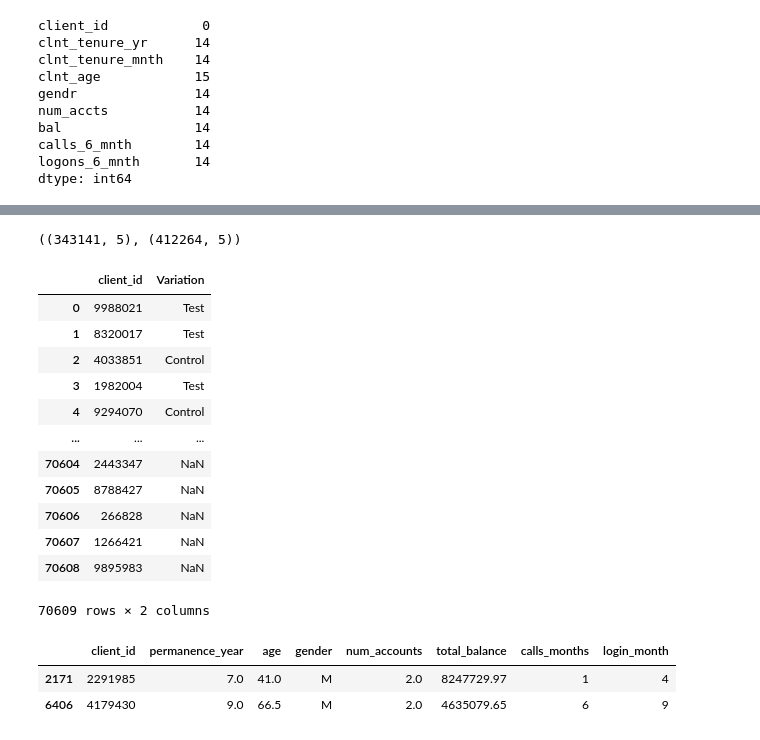
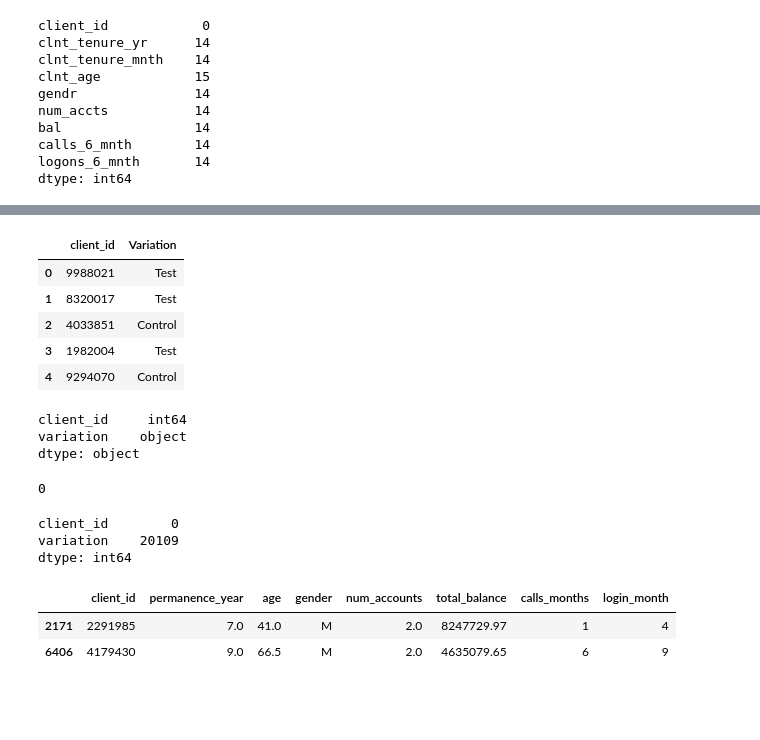
Before and after one commit to alicia-perez-diez/vanguard, a Jupyter notebook: notebooks/main.ipynb, the cells around one changed output, grey strips where cells are left out. Saved outputs shown, nothing was run; the diff lists cells and outputs as text; code cells hidden in the pictures; blank space fills up the shorter version.

```diff
--- a/notebooks/main.ipynb
+++ b/notebooks/main.ipynb
@@ -203,4 +235,11 @@ df_final_web_data.info()
-# %%
-df_final_web_data
-# %% [output]
-((343141, 5), (412264, 5))
+# %%
+#empezamos a revisar todos los elementos del tercer dataframe df_exp para realizar la limpieza
+#visualizamos las columnas y primeros resultados
+df_exp.head()
+# %% [output]
+|  | client_id | Variation |
+| 0 | 9988021 | Test |
+| 1 | 8320017 | Test |
+| 2 | 4033851 | Control |
+| 3 | 1982004 | Test |
+| 4 | 9294070 | Control |
@@ -207,30 +249,22 @@ df_final_web_data
+# %%
+#revisamos los tipos de data por defecto para cada columna
+df_exp.dtypes
+# %% [output]
+client_id     int64
+variation    object
+dtype: object
 # %%
-#visualizamos el dataframe
-
-df_exp
-
-#Revisamos los tipos de data por defecto para cada columna
-df_exp.dtypes
-
 #revisamos si hay datos duplicados y vemos que no hay
 df_exp.duplicated().sum()
-
-# Revisamos si hay datos nulos
-df_exp.isnull().sum()
 # %% [output]
-|  | client_id | Variation |
-| 0 | 9988021 | Test |
-| 1 | 8320017 | Test |
-| 2 | 4033851 | Control |
-| 3 | 1982004 | Test |
-| 4 | 9294070 | Control |
-| ... | ... | ... |
-| 70604 | 2443347 | NaN |
-| 70605 | 8788427 | NaN |
-| 70606 | 266828 | NaN |
-| 70607 | 1266421 | NaN |
-| 70608 | 9895983 | NaN |
-70609 rows × 2 columns
+0
+# %%
+#revisamos si hay datos nulos
+df_exp.isnull().sum()
+# %% [output]
+client_id        0
+variation    20109
+dtype: int64
 # %%
 #calcular los principales clientes basados en el dinero total de sus cuentas
 clientes_principales = df_final_demo.groupby('client_id')['total_balance'].sum().nlargest(50)
```
Also changed, not shown: parts of 32 cells of this notebook, 2 other files.
